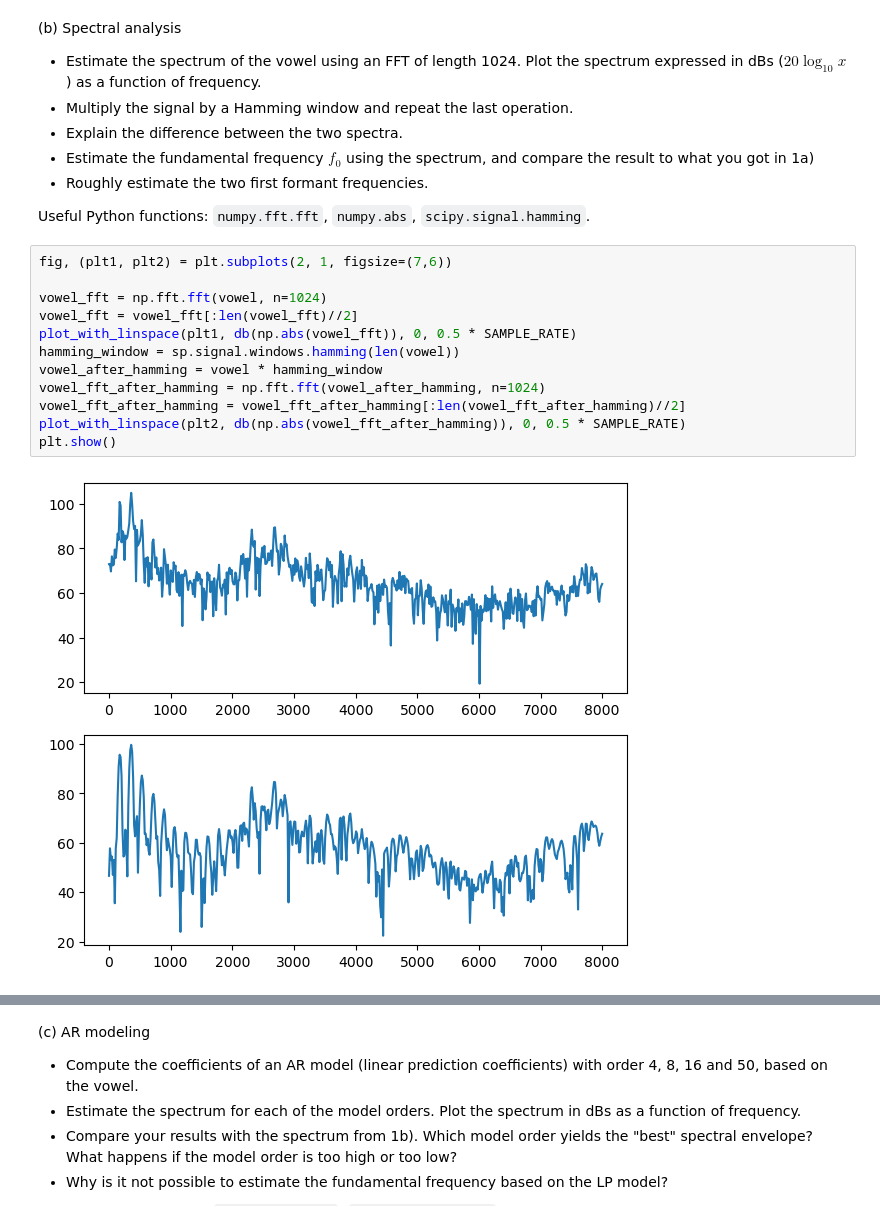
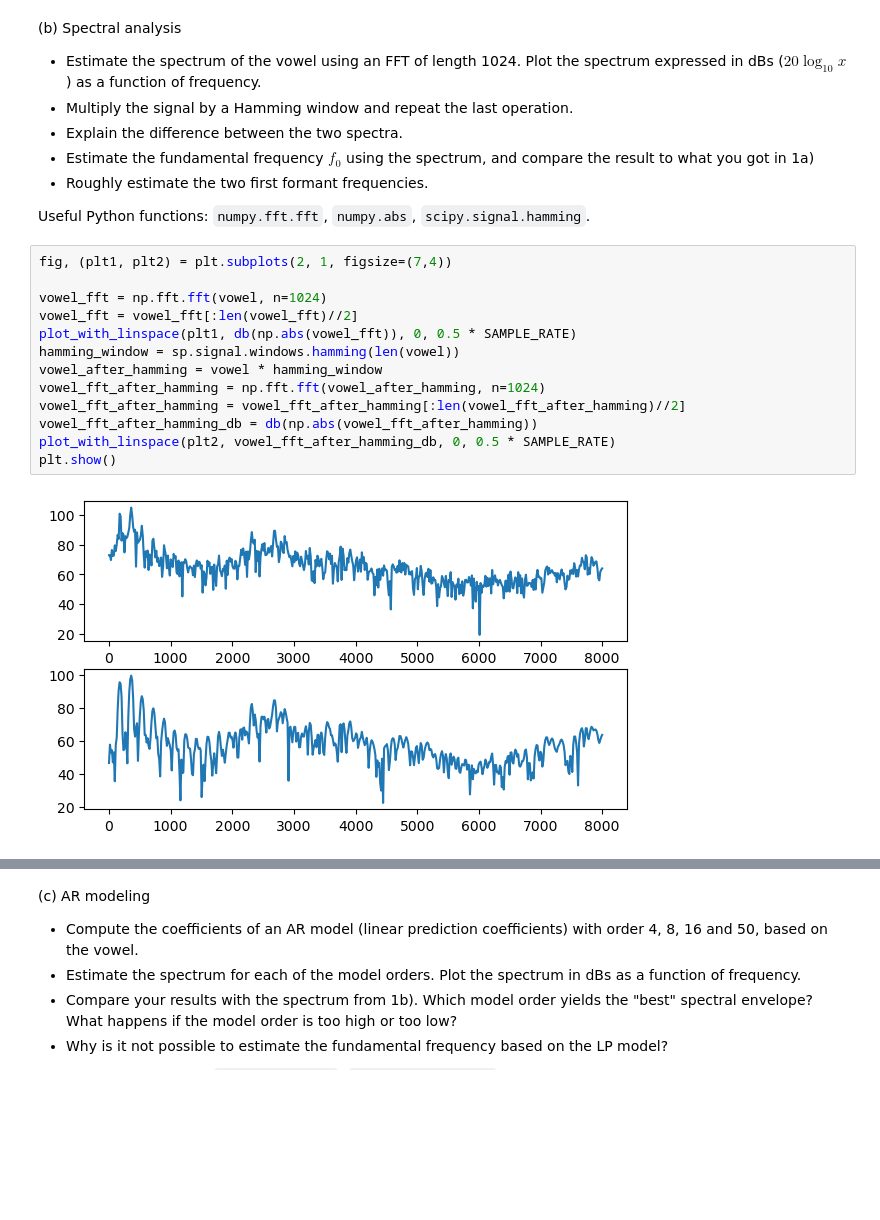
Before and after one commit to sigurdo/maskinlaring_for-signalbehandling, a Jupyter notebook: oving_1/TTT4185_assignment_1_2022-09-02.ipynb, the cells around one changed output, grey strips where cells are left out. Saved outputs shown, nothing was run; the diff lists cells and outputs as text; blank space fills up the shorter version.

```diff
--- a/oving_1/TTT4185_assignment_1_2022-09-02.ipynb
+++ b/oving_1/TTT4185_assignment_1_2022-09-02.ipynb
@@ -70,16 +72,17 @@ f_0 is 350.0 Hz
 
 Useful Python functions: `numpy.fft.fft`, `numpy.abs`, `scipy.signal.hamming`.
 # %%
-fig, (plt1, plt2) = plt.subplots(2, 1, figsize=(7,6))
+fig, (plt1, plt2) = plt.subplots(2, 1, figsize=(7,4))
 
 vowel_fft = np.fft.fft(vowel, n=1024)
 vowel_fft = vowel_fft[:len(vowel_fft)//2]
 plot_with_linspace(plt1, db(np.abs(vowel_fft)), 0, 0.5 * SAMPLE_RATE)
 hamming_window = sp.signal.windows.hamming(len(vowel))
 vowel_after_hamming = vowel * hamming_window
 vowel_fft_after_hamming = np.fft.fft(vowel_after_hamming, n=1024)
 vowel_fft_after_hamming = vowel_fft_after_hamming[:len(vowel_fft_after_hamming)//2]
-plot_with_linspace(plt2, db(np.abs(vowel_fft_after_hamming)), 0, 0.5 * SAMPLE_RATE)
+vowel_fft_after_hamming_db = db(np.abs(vowel_fft_after_hamming))
+plot_with_linspace(plt2, vowel_fft_after_hamming_db, 0, 0.5 * SAMPLE_RATE)
 plt.show()
 # %% [output]
-[figure, old version]
+[figure, new version]
```
Also changed, not shown: parts of 4 cells of this notebook.
